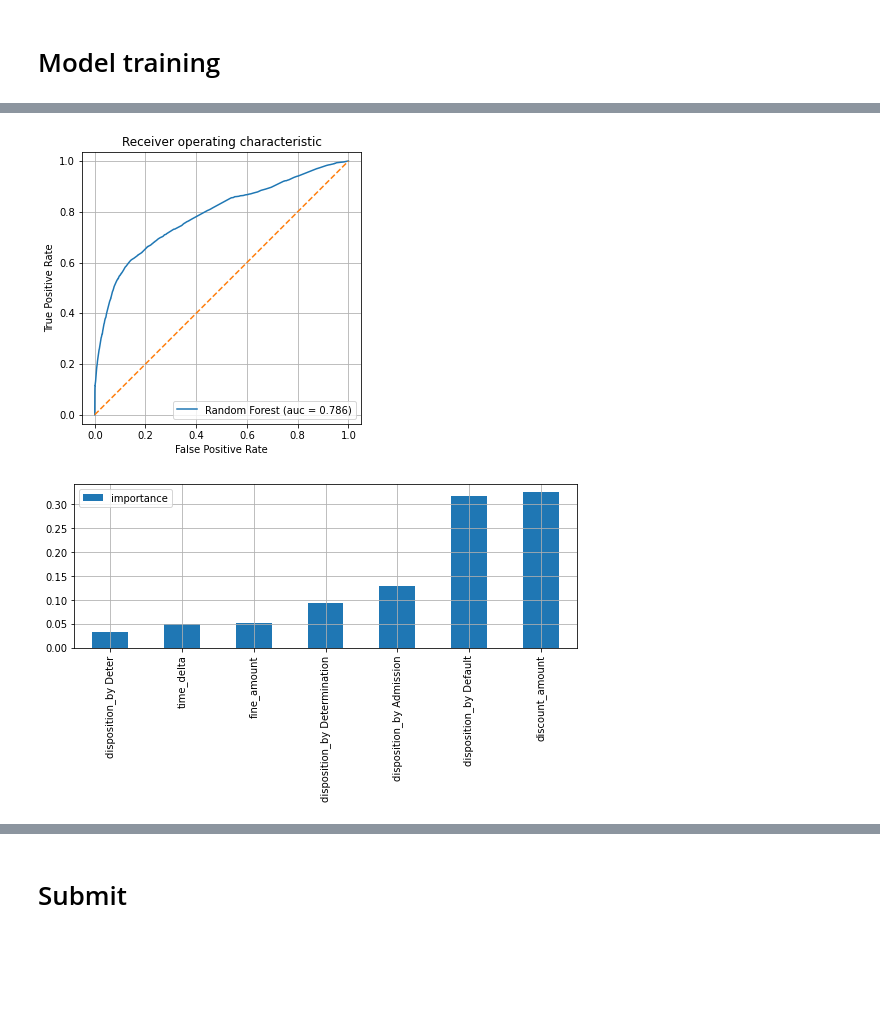
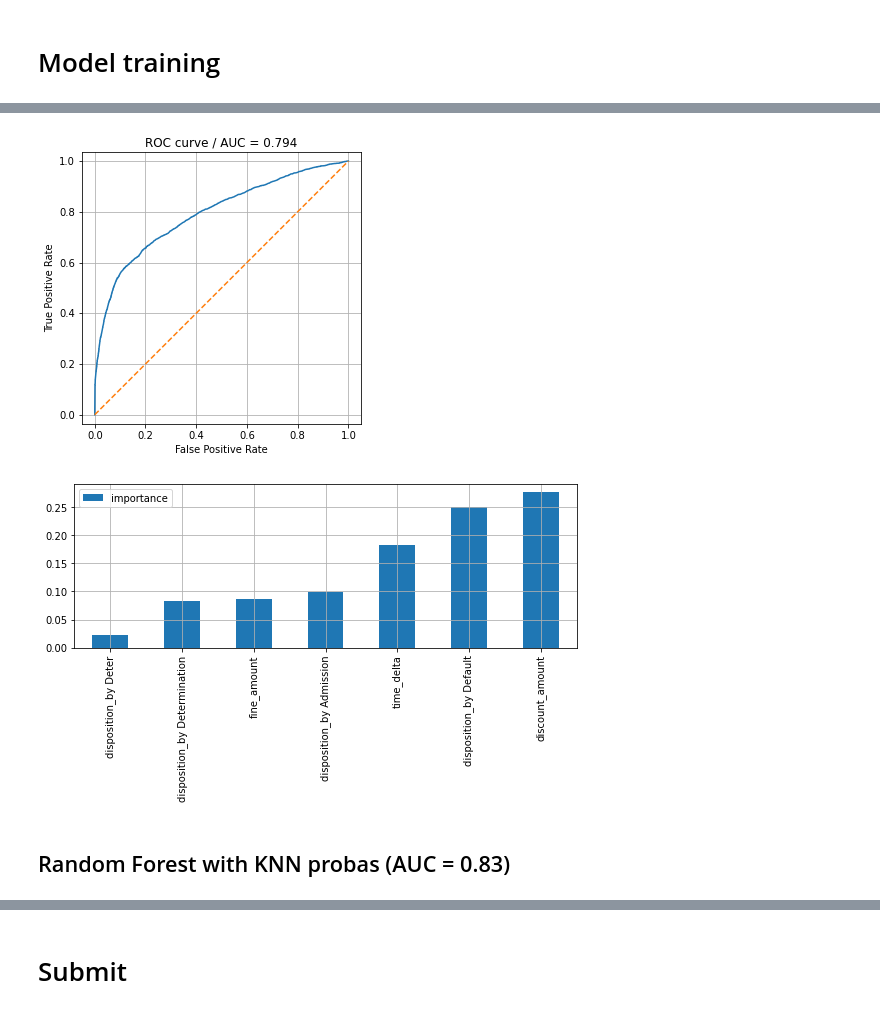
Before and after one commit to cyrilminaeff/Detroit-blight-data-challenge, a Jupyter notebook: Assignment 4 git.ipynb, the cells around one changed output, grey strips where cells are left out. Cells and saved outputs as stored; diff of their text form; code cells hidden in the pictures; blank space fills up the shorter version.

```diff
--- a/Assignment 4 git.ipynb
+++ b/Assignment 4 git.ipynb
@@ -277,0 +294,7 @@ plt.show();
+# %%
+theta_mean = X_coord['lat'].mean()
+X_coord['lon'] = X_coord['lon'] * np.cos(np.deg2rad(theta_mean))
+X_coord_test['lon'] = X_coord_test['lon'] * np.cos(np.deg2rad(theta_mean))
+
+print('For right distance measurement the longitude was squeezed in {:.3} times'. \
+      format(1 / np.cos(np.deg2rad(theta_mean))))
@@ -284,0 +334,11 @@ X_test.drop(columns=drop_cols, inplace=True)
+# %%
+knn_clf = KNeighborsClassifier(weights='distance')
+
+grid_values = {'n_neighbors': np.arange(1,101)}
+grid = GridSearchCV(knn_clf, param_grid=grid_values,
+                    cv=StratifiedKFold(3, shuffle=True, random_state=0),
+                    scoring ='roc_auc', n_jobs=-1, verbose=1)
+grid.fit(X_coord, y)
+
+print('best_params: ', grid.best_params_)
+print('best_score:  ', grid.best_score_)
@@ -290,8 +383,10 @@ X_test.drop(columns=drop_cols, inplace=True)
 clf = Lasso()
 pipe = Pipeline([('scaler',  StandardScaler()), ('clf', clf)])
 
-grid_values = {'clf__alpha': np.logspace(-3,-1, 15)}
-grid = GridSearchCV(pipe, param_grid=grid_values, cv=3, scoring ='roc_auc', n_jobs=-1, verbose=1)
+grid_values = {'clf__alpha': np.logspace(-3, -1, 15)}
+grid = GridSearchCV(pipe, param_grid=grid_values,
+                    cv=StratifiedKFold(3, shuffle=True, random_state=0),
+                    scoring ='roc_auc', n_jobs=-1, verbose=1)
 grid.fit(X, y)
 
 print('best_params: ', grid.best_params_)
@@ -342,10 +439,11 @@ plt.grid()
 # grid search cross-validation to optimize the model
 
 clf = RandomForestClassifier(random_state = 0)
-pipe = Pipeline([('scaler',  StandardScaler()), ('clf', clf)])
 
-grid_values = {'clf__max_depth': range(3,6,1)}
-grid = GridSearchCV(pipe, param_grid=grid_values, cv=3, scoring ='roc_auc', n_jobs=-1, verbose=1)
+grid_values = {'max_depth': range(8,16,1)}
+grid = GridSearchCV(clf, param_grid=grid_values,
+                    cv=StratifiedKFold(3, shuffle=True, random_state=0),
+                    scoring ='roc_auc', n_jobs=-1, verbose=1)
 grid.fit(X, y)
 
 print('best_params: ', grid.best_params_)
@@ -364,28 +475,19 @@ best_model.fit(X_train, y_train)
 y_proba = best_model.predict_proba(X_val)
 fpr, tpr, thrs = roc_curve(y_val, y_proba[:,1])
 
-plt.figure(figsize=(5,5))
-plt.plot(fpr, tpr, label='Random Forest (auc = %0.3f)' % auc(fpr, tpr))
-plt.plot([0, 1], [0, 1], linestyle='--')
-plt.title('Receiver operating characteristic')
-plt.xlim([0.0, 1.0])
-plt.ylim([0.0, 1.05])
-plt.xlabel('False Positive Rate')
-plt.ylabel('True Positive Rate')
-plt.grid()
-plt.axis('equal')
-plt.legend(loc="lower right")
-plt.show();
+show_roc(fpr, tpr)
 # %% [output]
-[figure, old version]
+[figure, new version]
 # %%
 # Feature importance
 best_model = grid.best_estimator_
 best_model.fit(X, y)
 
-imp = pd.DataFrame(best_model.steps[1][1].feature_importances_,
+imp = pd.DataFrame(best_model.feature_importances_,
                    index=X.columns, columns=['importance'])
 imp.sort_values('importance').plot(kind='bar', figsize=(9, 3))
 plt.grid()
 # %% [output]
-[figure, old version]
+[figure, new version]
+# %% [markdown]
+## Random Forest with KNN probas (AUC = 0.83)
```
Also changed, not shown: parts of 25 cells of this notebook.
